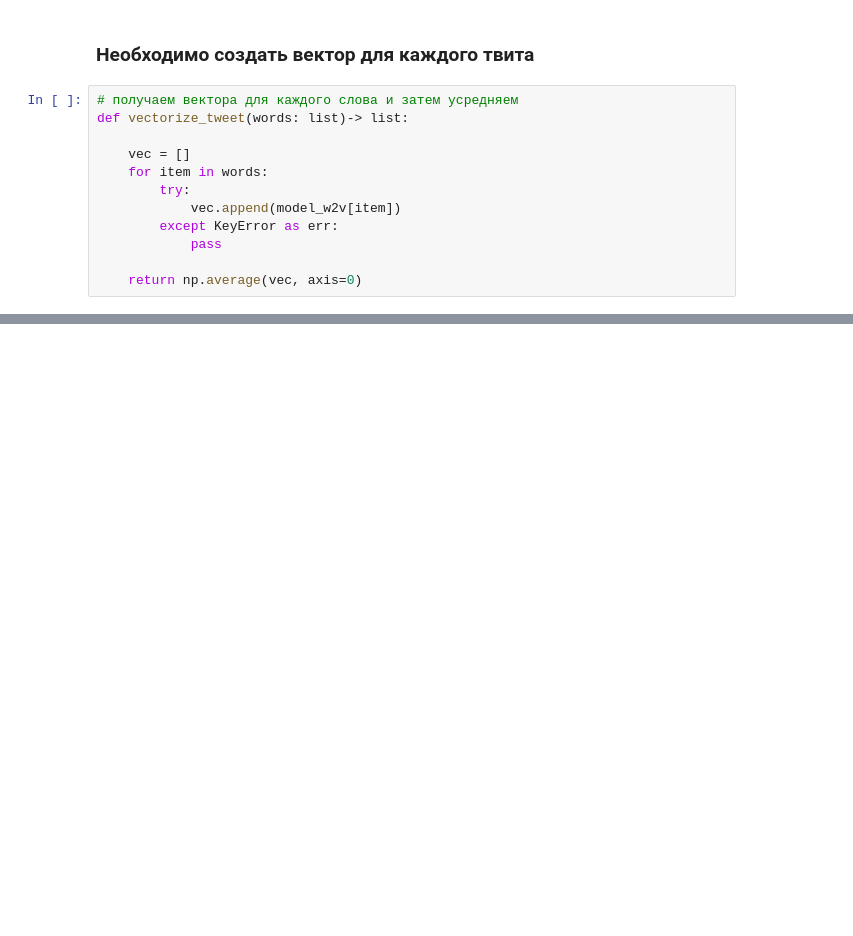
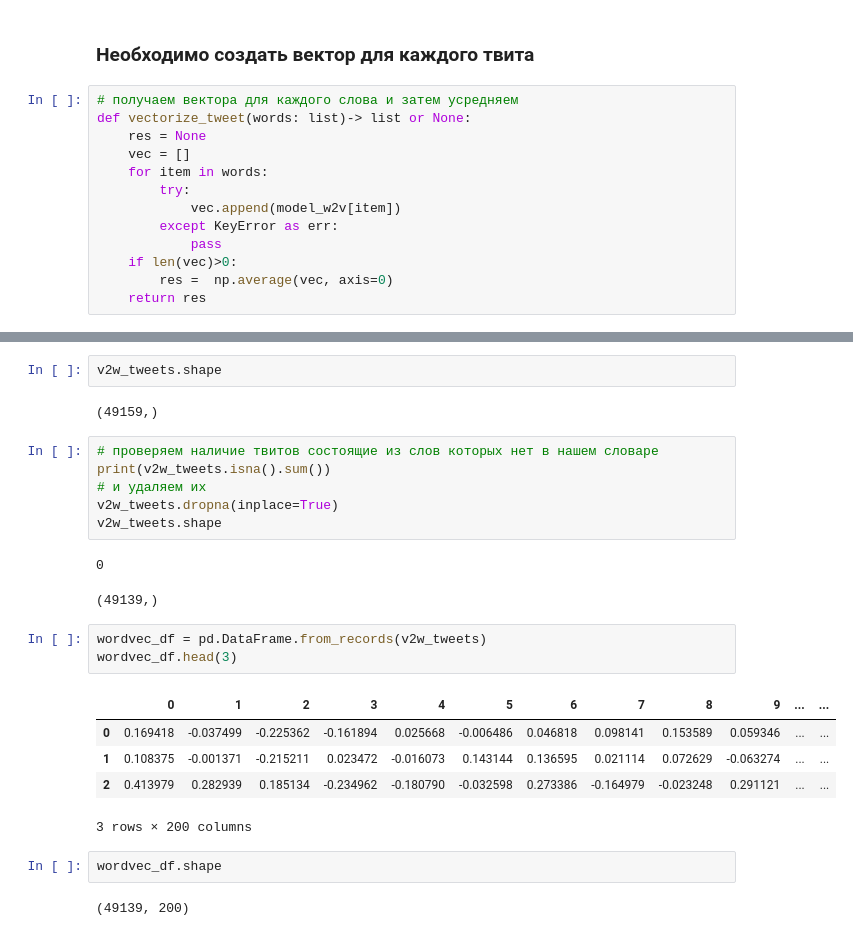
Before and after one commit to VokiVon-P/GB_NLP, a Jupyter notebook: HW/HW_02/HW_02.ipynb, the cells around one changed output, grey strips where cells are left out. Saved outputs shown, nothing was run; the diff lists cells and outputs as text; blank space fills up the shorter version.

```diff
--- a/HW/HW_02/HW_02.ipynb
+++ b/HW/HW_02/HW_02.ipynb
@@ -193,16 +193,17 @@ model_w2v['food'].size
 ### Необходимо создать вектор для каждого твита
 # %%
 # получаем вектора для каждого слова и затем усредняем
-def vectorize_tweet(words: list)-> list:
-
+def vectorize_tweet(words: list)-> list or None:
+    res = None
     vec = []
     for item in words:
         try:
             vec.append(model_w2v[item])
         except KeyError as err:
             pass
-
-    return np.average(vec, axis=0)
+    if len(vec)>0:
+        res =  np.average(vec, axis=0)
+    return res
 # %%
 %%time
 v2w_tweets = tokenized_docs.apply(vectorize_tweet)
@@ -211,0 +213,26 @@ Wall time: 10.6 s
+# %%
+v2w_tweets.shape
+# %% [output]
+(49159,)
+# %%
+# проверяем наличие твитов состоящие из слов которых нет в нашем словаре
+print(v2w_tweets.isna().sum())
+# и удаляем их
+v2w_tweets.dropna(inplace=True)
+v2w_tweets.shape
+# %% [output]
+0
+(49139,)
+# %%
+wordvec_df = pd.DataFrame.from_records(v2w_tweets)
+wordvec_df.head(3)
+# %% [output]
+|  | 0 | 1 | 2 | 3 | 4 | 5 | 6 | 7 | 8 | 9 | ... | ... |
+| 0 | 0.169418 | -0.037499 | -0.225362 | -0.161894 | 0.025668 | -0.006486 | 0.046818 | 0.098141 | 0.153589 | 0.059346 | ... | ... |
+| 1 | 0.108375 | -0.001371 | -0.215211 | 0.023472 | -0.016073 | 0.143144 | 0.136595 | 0.021114 | 0.072629 | -0.063274 | ... | ... |
+| 2 | 0.413979 | 0.282939 | 0.185134 | -0.234962 | -0.180790 | -0.032598 | 0.273386 | -0.164979 | -0.023248 | 0.291121 | ... | ... |
+3 rows × 200 columns
+# %%
+wordvec_df.shape
+# %% [output]
+(49139, 200)
```
Also changed, not shown: parts of 2 cells of this notebook.
